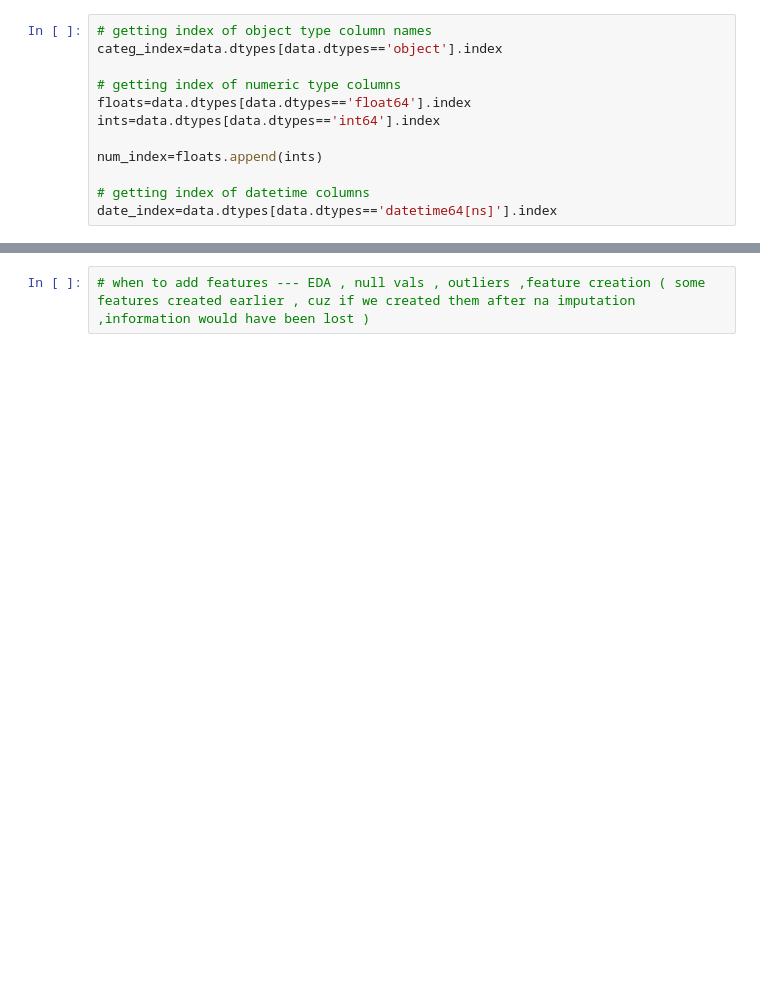
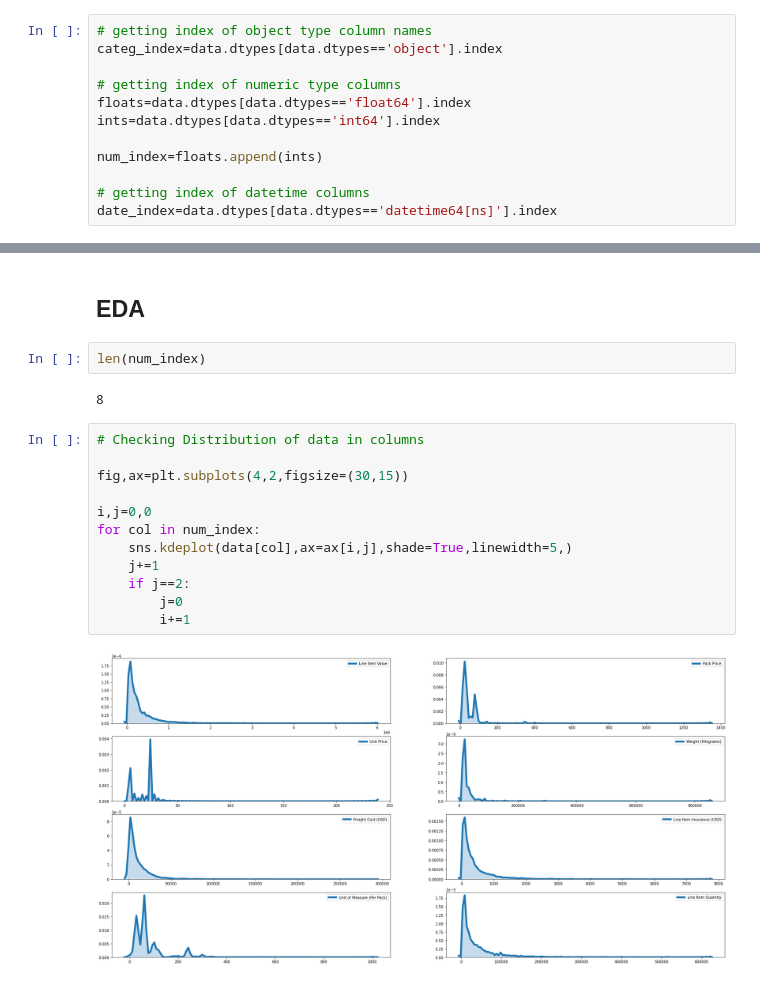
Before and after one commit to Shashank-Sundi/NOTEBOOKS, a Jupyter notebook: SHIPMENT-PRICING.ipynb, the cells around one changed output, grey strips where cells are left out. Cells and saved outputs as stored; diff of their text form; blank space fills up the shorter version.

```diff
--- a/SHIPMENT-PRICING.ipynb
+++ b/SHIPMENT-PRICING.ipynb
@@ -224,5 +249,23 @@ data['Delivery Recorded Date']-data['Delivered to Client Date']  # --------- Del
 10322   7 days
 10323   7 days
 Length: 10324, dtype: timedelta64[ns]
-# %%
-# when to add features --- EDA , null vals , outliers ,feature creation ( some features created earlier , cuz if we created them after na imputation ,information would have been lost )
+# %% [markdown]
+## EDA
+# %%
+len(num_index)
+# %% [output]
+8
+# %%
+# Checking Distribution of data in columns
+
+fig,ax=plt.subplots(4,2,figsize=(30,15))
+
+i,j=0,0
+for col in num_index:
+    sns.kdeplot(data[col],ax=ax[i,j],shade=True,linewidth=5,)
+    j+=1
+    if j==2:
+        j=0
+        i+=1
+# %% [output]
+[figure, added]
```
Also changed, not shown: parts of 20 cells of this notebook.
